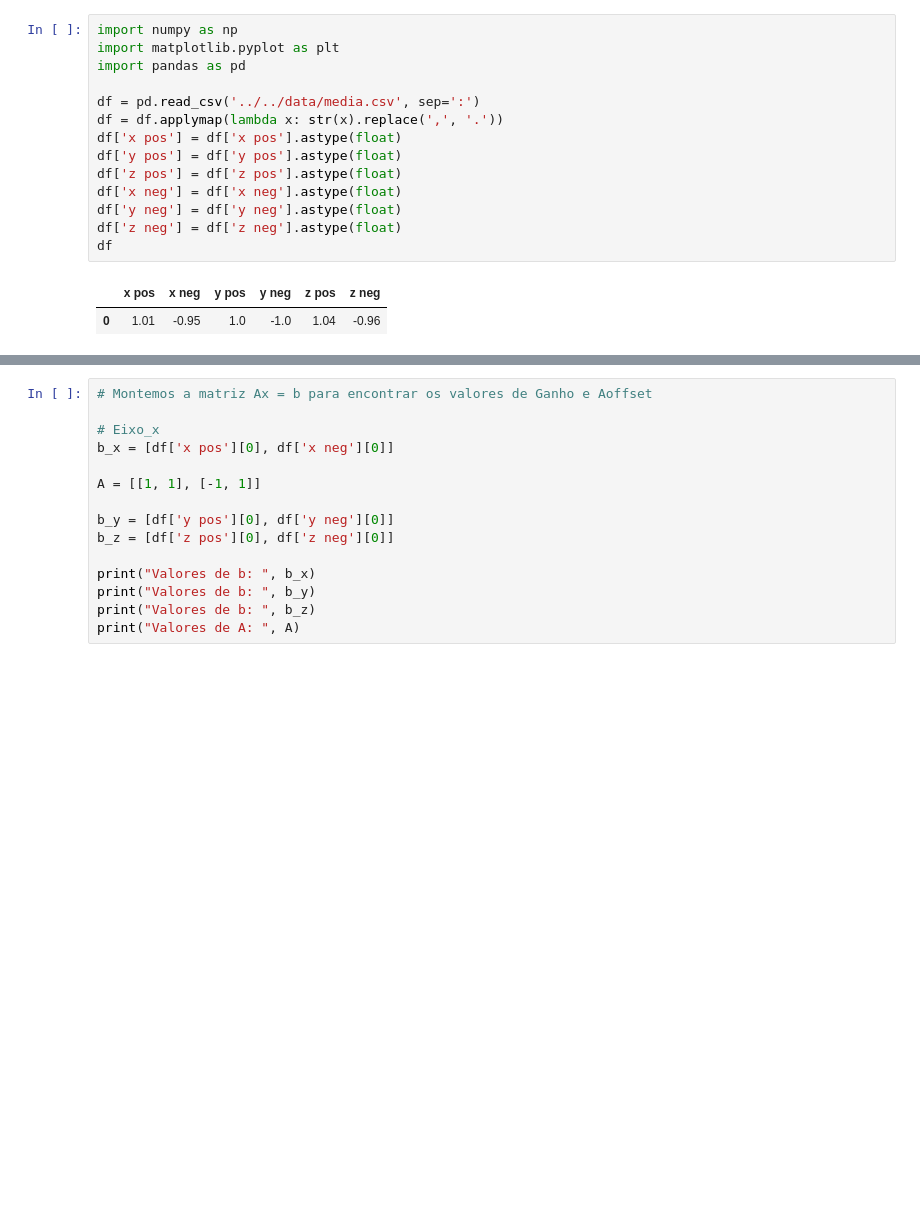
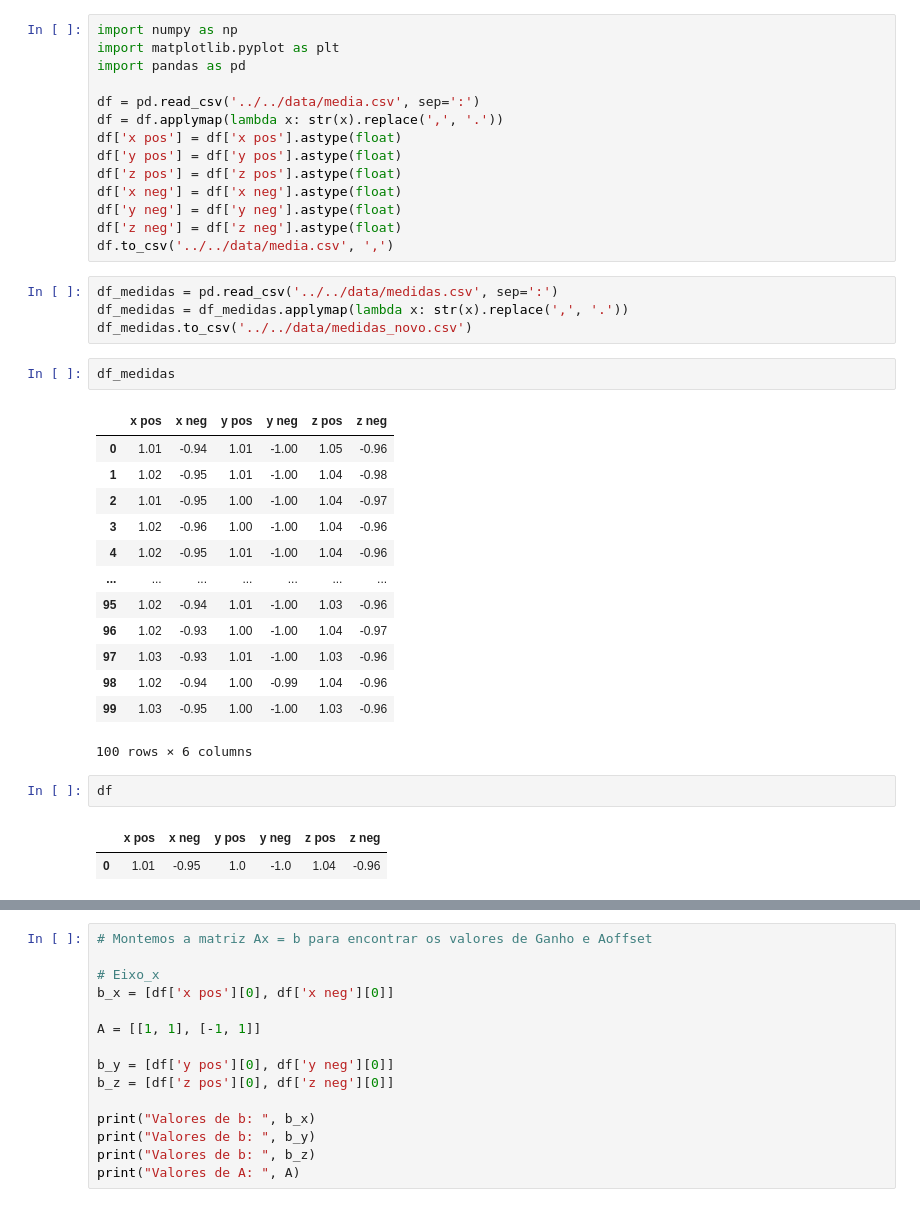
Before and after one commit to luizros/Instrumentacao_Eletr-nica, a Jupyter notebook: src/main/getGainOff.ipynb, the cells around one changed output, grey strips where cells are left out. Saved outputs shown, nothing was run; the diff lists cells and outputs as text; blank space fills up the shorter version.

```diff
--- a/src/main/getGainOff.ipynb
+++ b/src/main/getGainOff.ipynb
@@ -11,10 +11,32 @@ df['z pos'] = df['z pos'].astype(float)
 df['x neg'] = df['x neg'].astype(float)
 df['y neg'] = df['y neg'].astype(float)
 df['z neg'] = df['z neg'].astype(float)
-df
+df.to_csv('../../data/media.csv', ',')
-# %% [output]
-|  | x pos | x neg | y pos | y neg | z pos | z neg |
-| 0 | 1.01 | -0.95 | 1.0 | -1.0 | 1.04 | -0.96 |
+# %%
+df_medidas = pd.read_csv('../../data/medidas.csv', sep=':')
+df_medidas = df_medidas.applymap(lambda x: str(x).replace(',', '.'))
+df_medidas.to_csv('../../data/medidas_novo.csv')
+# %%
+df_medidas
+# %% [output]
+|  | x pos | x neg | y pos | y neg | z pos | z neg |
+| 0 | 1.01 | -0.94 | 1.01 | -1.00 | 1.05 | -0.96 |
+| 1 | 1.02 | -0.95 | 1.01 | -1.00 | 1.04 | -0.98 |
+| 2 | 1.01 | -0.95 | 1.00 | -1.00 | 1.04 | -0.97 |
+| 3 | 1.02 | -0.96 | 1.00 | -1.00 | 1.04 | -0.96 |
+| 4 | 1.02 | -0.95 | 1.01 | -1.00 | 1.04 | -0.96 |
+| ... | ... | ... | ... | ... | ... | ... |
+| 95 | 1.02 | -0.94 | 1.01 | -1.00 | 1.03 | -0.96 |
+| 96 | 1.02 | -0.93 | 1.00 | -1.00 | 1.04 | -0.97 |
+| 97 | 1.03 | -0.93 | 1.01 | -1.00 | 1.03 | -0.96 |
+| 98 | 1.02 | -0.94 | 1.00 | -0.99 | 1.04 | -0.96 |
+| 99 | 1.03 | -0.95 | 1.00 | -1.00 | 1.03 | -0.96 |
+100 rows × 6 columns
+# %%
+df
+# %% [output]
+|  | x pos | x neg | y pos | y neg | z pos | z neg |
+| 0 | 1.01 | -0.95 | 1.0 | -1.0 | 1.04 | -0.96 |
 # %% [markdown]
 ## Saida do sensor
 $$A_{saida} = Ganho × A_{ref} + A{offset}$$
```
Also changed, not shown: parts of 4 cells of this notebook.
